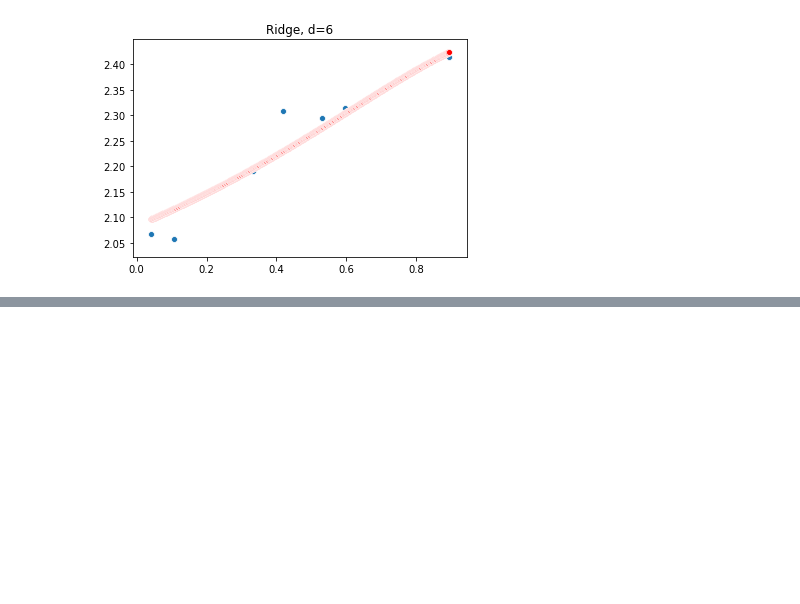
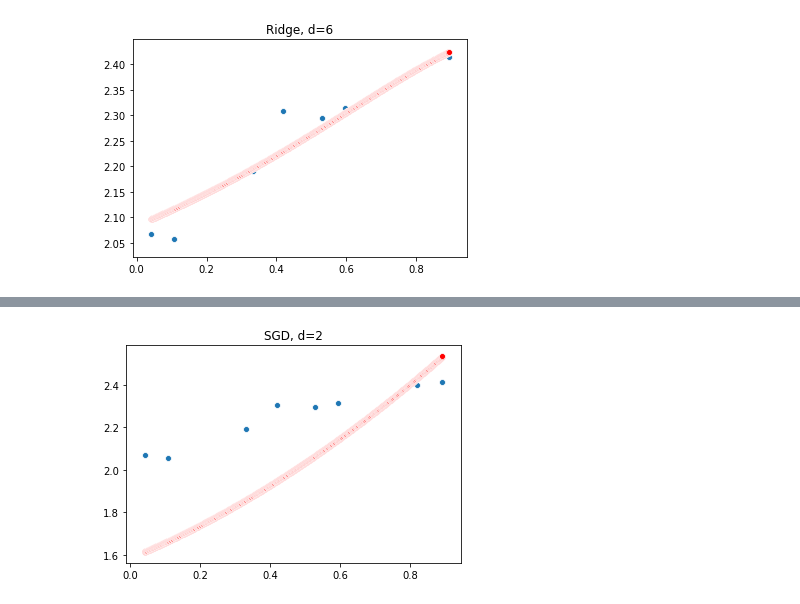
Before and after one commit to hyeyoom/Study-Note, a Jupyter notebook: 2019/ml/notebook/1.regression/02_polynomial_regeression.ipynb, the cells around one changed output, grey strips where cells are left out. Saved outputs shown, nothing was run; the diff lists cells and outputs as text; code cells hidden in the pictures; blank space fills up the shorter version.

```diff
--- a/2019/ml/notebook/1.regression/02_polynomial_regeression.ipynb
+++ b/2019/ml/notebook/1.regression/02_polynomial_regeression.ipynb
@@ -168,0 +184,4 @@ figures[-1]
+# %%
+figures[1]
+# %% [output]
+[figure, added]
```
Also changed, not shown: parts of 4 cells of this notebook.
